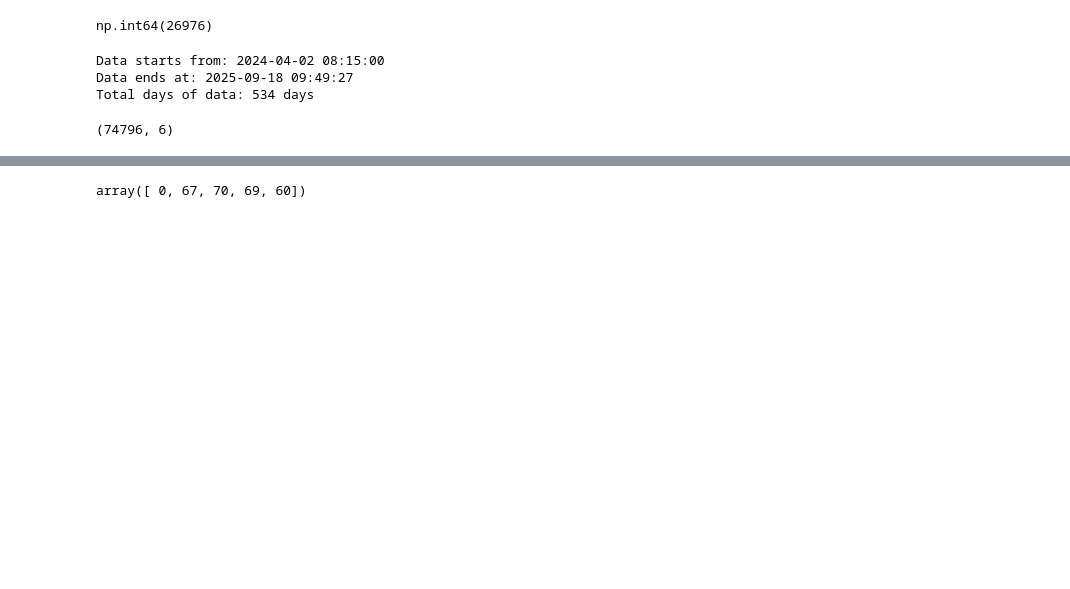
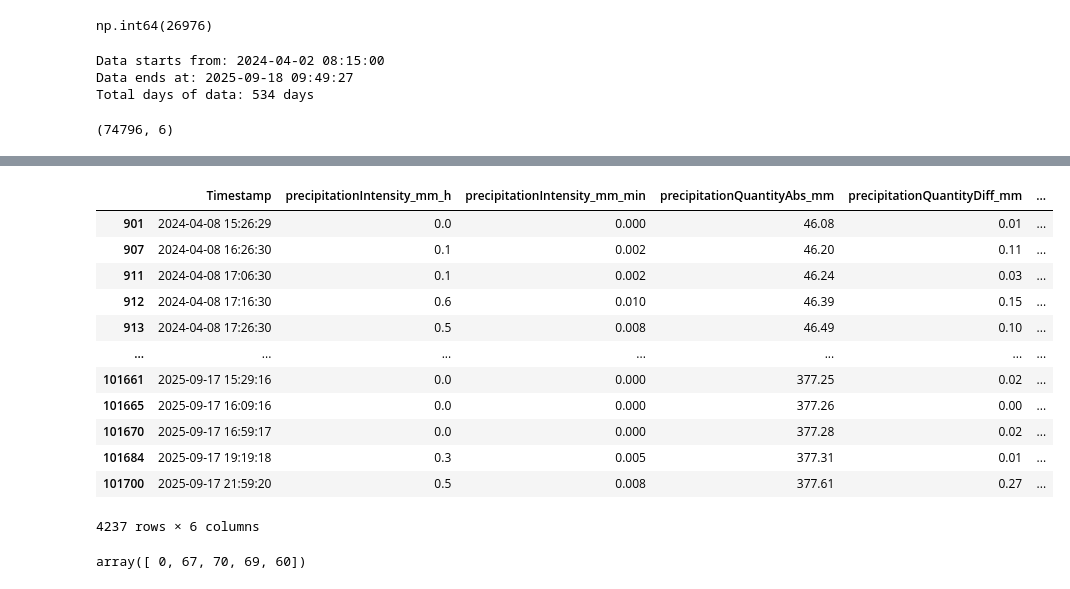
Before and after one commit to Mortti11/Marjetas_project, a Jupyter notebook: ws100.ipynb, the cells around one changed output, grey strips where cells are left out. Drawn from its saved outputs; the diff is of its cells as text; code cells hidden in the pictures; blank space fills up the shorter version.

```diff
--- a/ws100.ipynb
+++ b/ws100.ipynb
@@ -111,3 +116,19 @@ Kaakkovuorentie.shape
+# %%
+Kaakkovuorentie[Kaakkovuorentie['precipitationType'] == 60]
+# %% [output]
+|  | Timestamp | precipitationIntensity_mm_h | precipitationIntensity_mm_min | precipitationQuantityAbs_mm | precipitationQuantityDiff_mm | ... |
+| 901 | 2024-04-08 15:26:29 | 0.0 | 0.000 | 46.08 | 0.01 | ... |
+| 907 | 2024-04-08 16:26:30 | 0.1 | 0.002 | 46.20 | 0.11 | ... |
+| 911 | 2024-04-08 17:06:30 | 0.1 | 0.002 | 46.24 | 0.03 | ... |
+| 912 | 2024-04-08 17:16:30 | 0.6 | 0.010 | 46.39 | 0.15 | ... |
+| 913 | 2024-04-08 17:26:30 | 0.5 | 0.008 | 46.49 | 0.10 | ... |
+| ... | ... | ... | ... | ... | ... | ... |
+| 101661 | 2025-09-17 15:29:16 | 0.0 | 0.000 | 377.25 | 0.02 | ... |
+| 101665 | 2025-09-17 16:09:16 | 0.0 | 0.000 | 377.26 | 0.00 | ... |
+| 101670 | 2025-09-17 16:59:17 | 0.0 | 0.000 | 377.28 | 0.02 | ... |
+| 101684 | 2025-09-17 19:19:18 | 0.3 | 0.005 | 377.31 | 0.01 | ... |
+| 101700 | 2025-09-17 21:59:20 | 0.5 | 0.008 | 377.61 | 0.27 | ... |
+4237 rows × 6 columns
 # %%
 Kaakkovuorentie['precipitationType'].unique()
 # %% [output]
```
Also changed, not shown: parts of 10 cells of this notebook, 2 other files.
